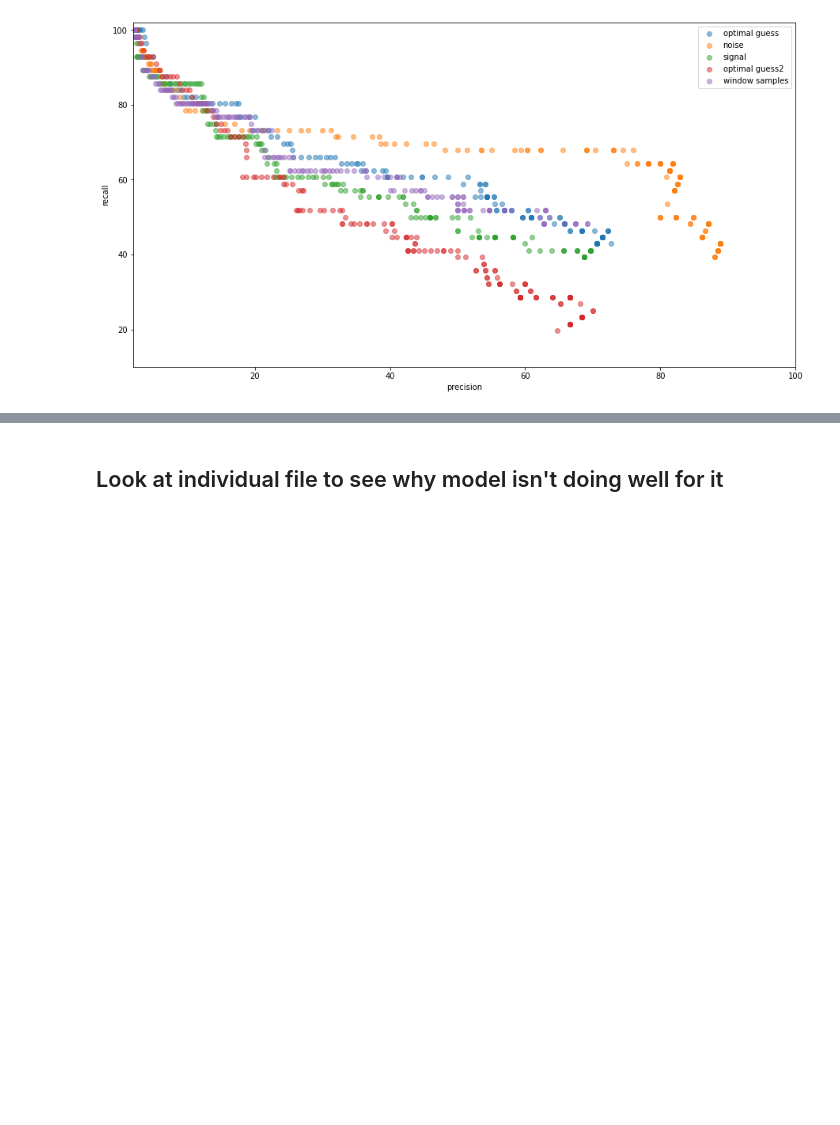
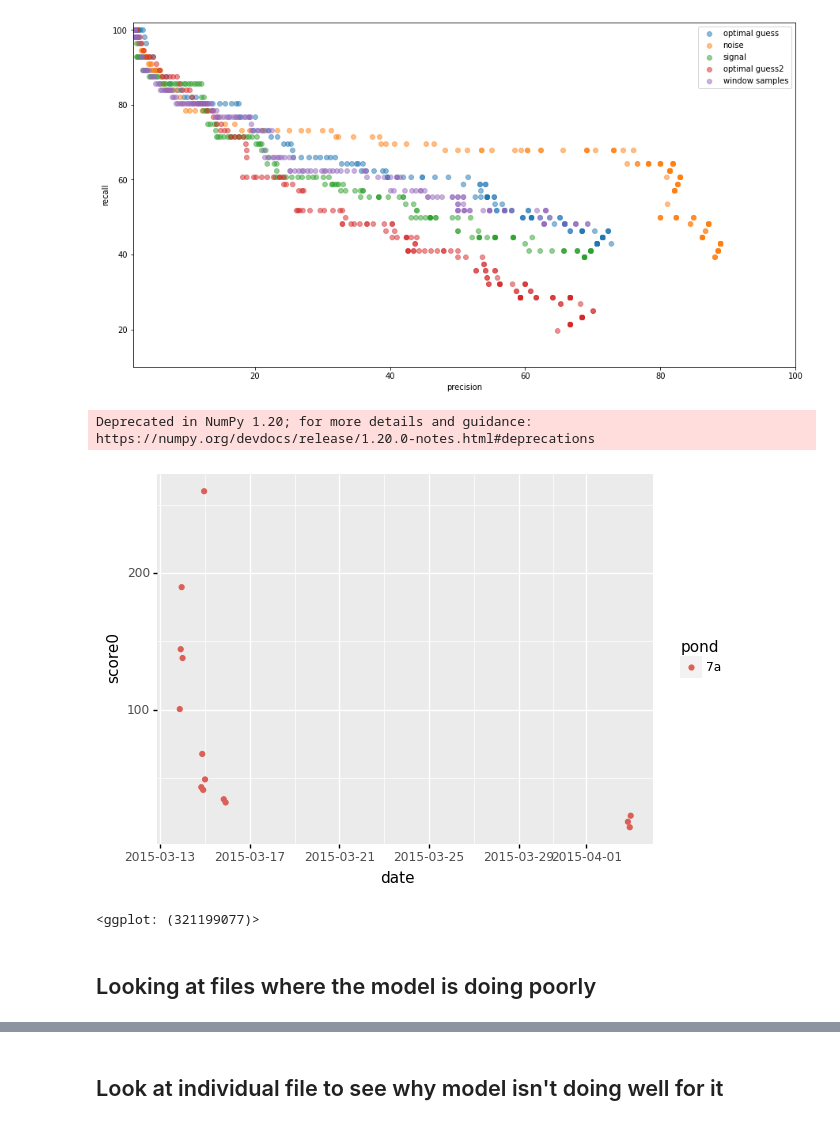
Before and after one commit to mayalapp/ga-frog-id, a Jupyter notebook: python-ribbit/data_cleaning.ipynb, the cells around one changed output, grey strips where cells are left out. Saved outputs shown, nothing was run; the diff lists cells and outputs as text; code cells hidden in the pictures; blank space fills up the shorter version.

```diff
--- a/python-ribbit/data_cleaning.ipynb
+++ b/python-ribbit/data_cleaning.ipynb
@@ -374,3 +289,19 @@ ax.set_ylim(10,102)
 # %% [output]
 (10.0, 102.0)
 [figure]
+# %%
+# comparing RIBBIT scores for individual files to see if some versions of a model do better with different files
+# appears noise and signal bands are pretty similar, but changing window samples changes results a little more (still not a lot)
+
+df = sa_noise_df
+pond = '7a'
+df['Lcapito'] = df['Lcapito'].astype('category')
+(ggplot(df[df['Lcapito']==1][df['pond']==pond])+
+aes(x = 'date', y = 'score0', color = 'pond')+
+geom_point())
+# %% [output]
+Deprecated in NumPy 1.20; for more details and guidance: https://numpy.org/devdocs/release/1.20.0-notes.html#deprecations
+[figure, added]
+<ggplot: (321199077)>
+# %% [markdown]
+## Looking at files where the model is doing poorly
```
Also changed, not shown: parts of 29 cells of this notebook, 16 other files.
